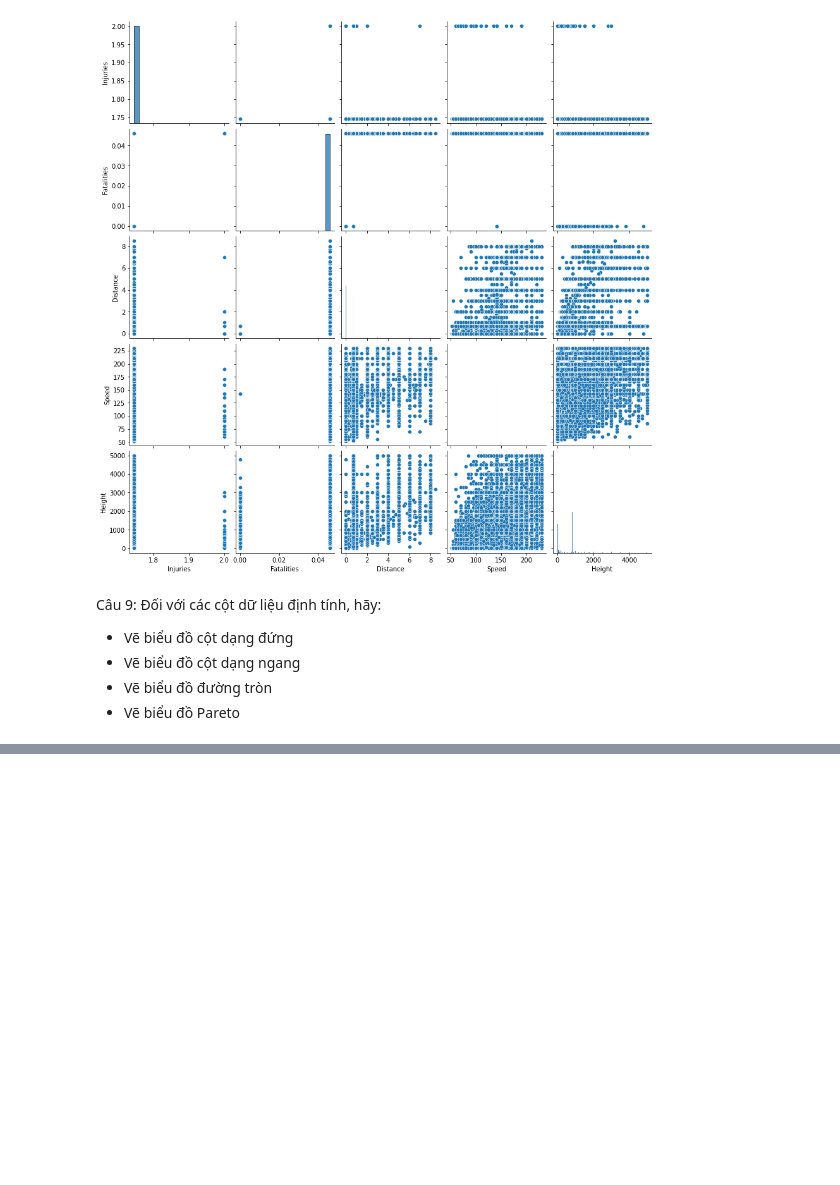
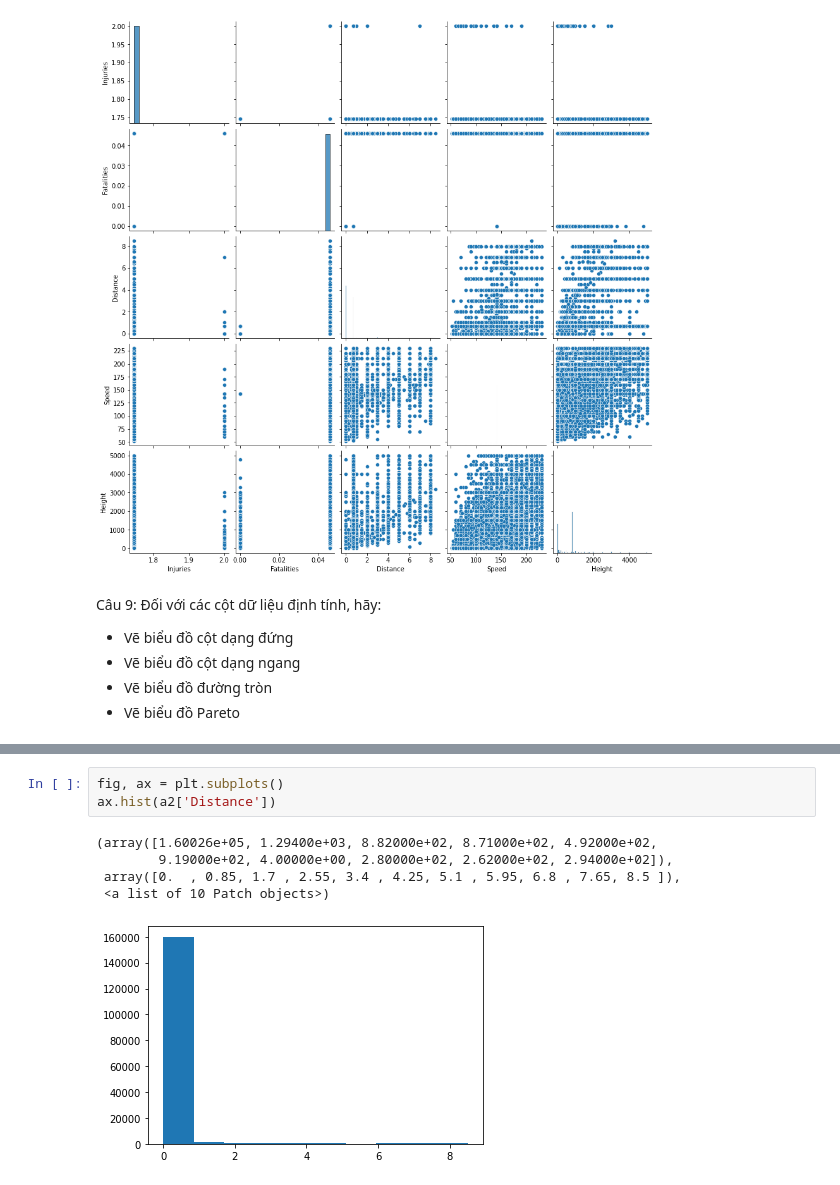
Before and after one commit to NGONGOCHA/HK2-nam1, a Jupyter notebook: bài_tập_pandas_4.ipynb, the cells around one changed output, grey strips where cells are left out. Saved outputs shown, nothing was run; the diff lists cells and outputs as text; blank space fills up the shorter version.

```diff
--- a/bài_tập_pandas_4.ipynb
+++ b/bài_tập_pandas_4.ipynb
@@ -208,0 +222,9 @@ plt.show()
+# %%
+fig, ax = plt.subplots()
+ax.hist(a2['Distance'])
+# %% [output]
+(array([1.60026e+05, 1.29400e+03, 8.82000e+02, 8.71000e+02, 4.92000e+02,
+        9.19000e+02, 4.00000e+00, 2.80000e+02, 2.62000e+02, 2.94000e+02]),
+ array([0.  , 0.85, 1.7 , 2.55, 3.4 , 4.25, 5.1 , 5.95, 6.8 , 7.65, 8.5 ]),
+ <a list of 10 Patch objects>)
+[figure, added]
```
Also changed, not shown: parts of 11 cells of this notebook.
